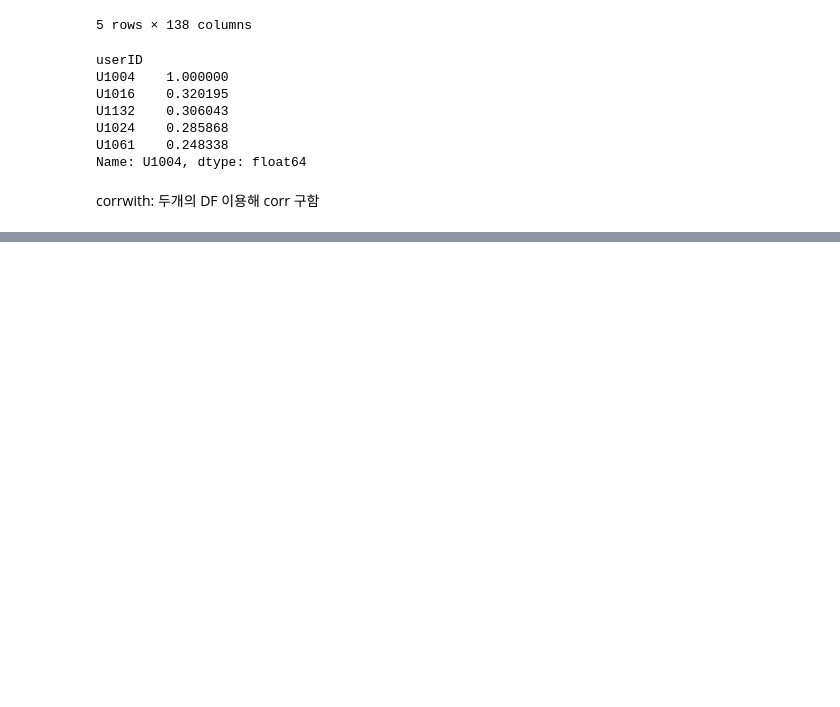
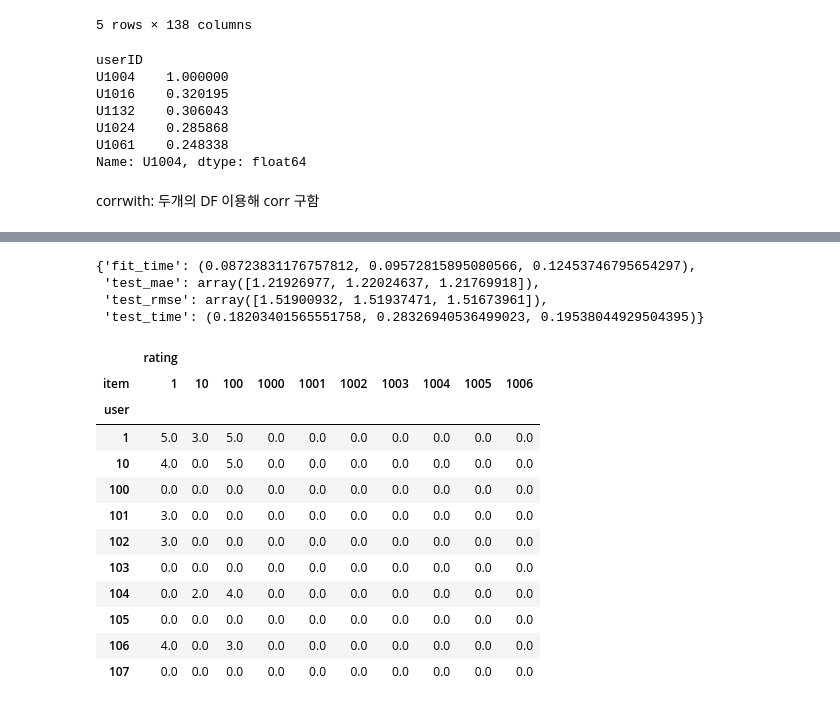
Before and after one commit to chankoo/python, a Jupyter notebook: 8.1 추천시스템.ipynb, the cells around one changed output, grey strips where cells are left out. Drawn from its saved outputs; the diff is of its cells as text; code cells hidden in the pictures; blank space fills up the shorter version.

```diff
--- a/8.1 추천시스템.ipynb
+++ b/8.1 추천시스템.ipynb
@@ -385,0 +404,2 @@ corrwith: 두개의 DF 이용해 corr 구함
+# %%
+data = surprise.Dataset.load_builtin('ml-100k')
@@ -385,0 +425,7 @@ corrwith: 두개의 DF 이용해 corr 구함
+# %%
+cross_validate(algo,data, cv=3)
+# %% [output]
+{'fit_time': (0.08723831176757812, 0.09572815895080566, 0.12453746795654297),
+ 'test_mae': array([1.21926977, 1.22024637, 1.21769918]),
+ 'test_rmse': array([1.51900932, 1.51937471, 1.51673961]),
+ 'test_time': (0.18203401565551758, 0.28326940536499023, 0.19538044929504395)}
@@ -385,0 +438,17 @@ corrwith: 두개의 DF 이용해 corr 구함
+# %%
+y = x.unstack().fillna(0)
+y.iloc[:10,:10]
+# %% [output]
+|  | rating |  |  |  |  |  |  |  |  |  |
+| item | 1 | 10 | 100 | 1000 | 1001 | 1002 | 1003 | 1004 | 1005 | 1006 |
+| user |  |  |  |  |  |  |  |  |  |  |
+| 1 | 5.0 | 3.0 | 5.0 | 0.0 | 0.0 | 0.0 | 0.0 | 0.0 | 0.0 | 0.0 |
+| 10 | 4.0 | 0.0 | 5.0 | 0.0 | 0.0 | 0.0 | 0.0 | 0.0 | 0.0 | 0.0 |
+| 100 | 0.0 | 0.0 | 0.0 | 0.0 | 0.0 | 0.0 | 0.0 | 0.0 | 0.0 | 0.0 |
+| 101 | 3.0 | 0.0 | 0.0 | 0.0 | 0.0 | 0.0 | 0.0 | 0.0 | 0.0 | 0.0 |
+| 102 | 3.0 | 0.0 | 0.0 | 0.0 | 0.0 | 0.0 | 0.0 | 0.0 | 0.0 | 0.0 |
+| 103 | 0.0 | 0.0 | 0.0 | 0.0 | 0.0 | 0.0 | 0.0 | 0.0 | 0.0 | 0.0 |
+| 104 | 0.0 | 2.0 | 4.0 | 0.0 | 0.0 | 0.0 | 0.0 | 0.0 | 0.0 | 0.0 |
+| 105 | 0.0 | 0.0 | 0.0 | 0.0 | 0.0 | 0.0 | 0.0 | 0.0 | 0.0 | 0.0 |
+| 106 | 4.0 | 0.0 | 3.0 | 0.0 | 0.0 | 0.0 | 0.0 | 0.0 | 0.0 | 0.0 |
+| 107 | 0.0 | 0.0 | 0.0 | 0.0 | 0.0 | 0.0 | 0.0 | 0.0 | 0.0 | 0.0 |
```
Also changed, not shown: parts of 52 cells of this notebook.
